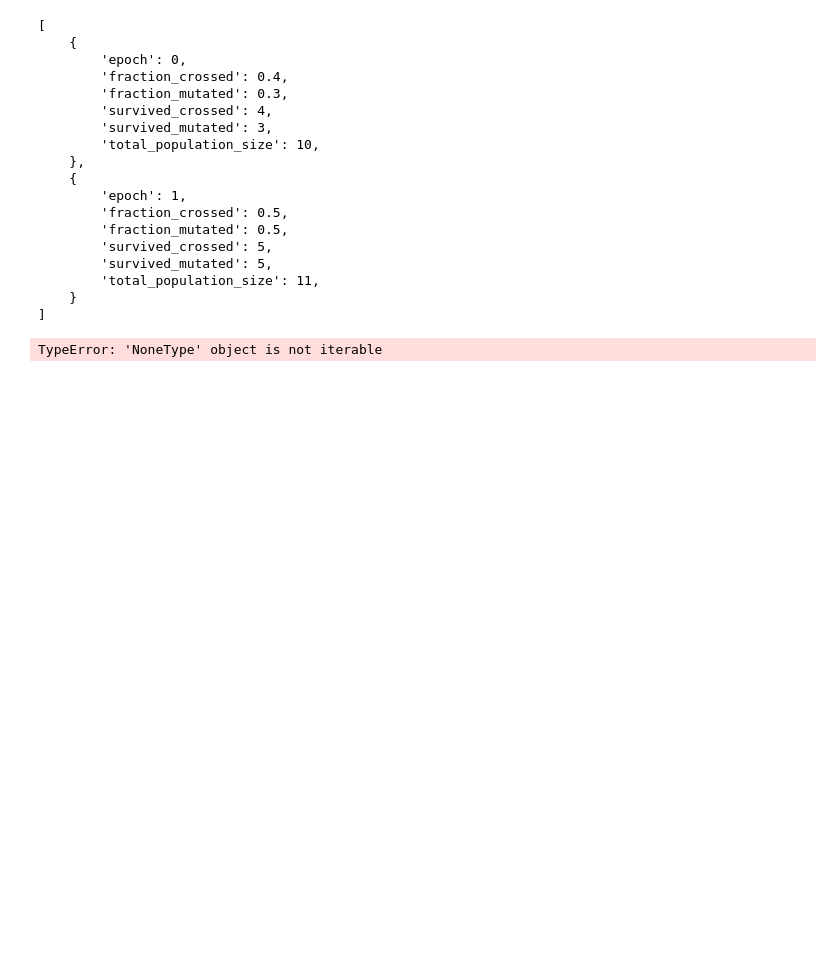
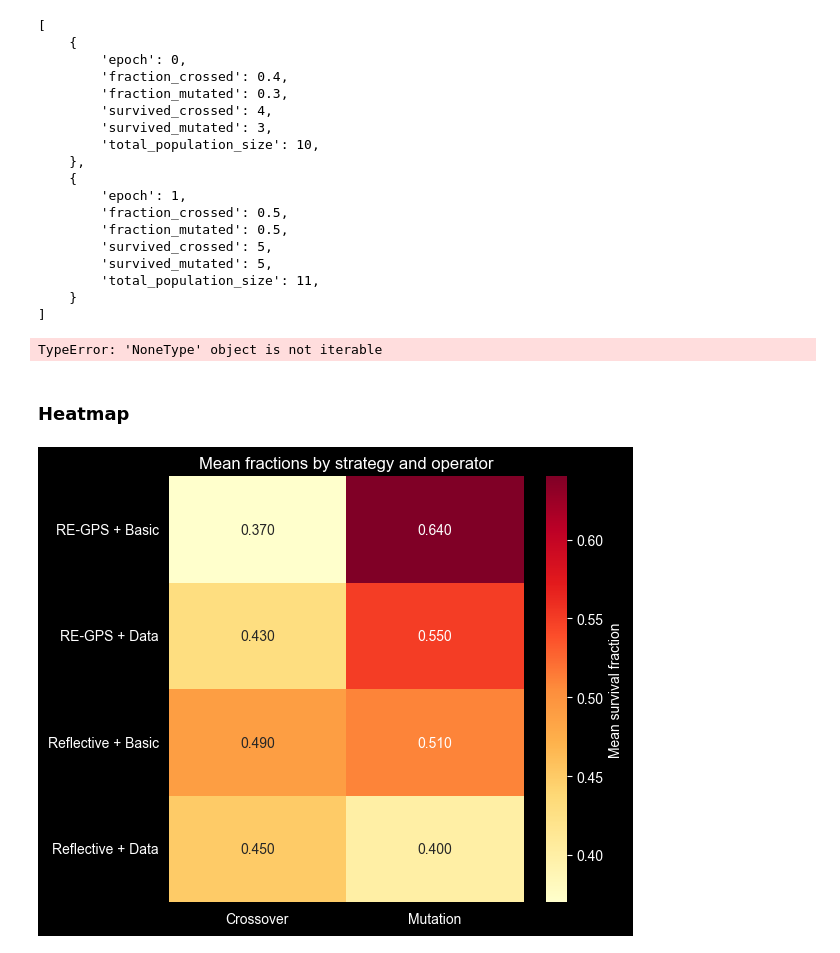
Before and after one commit to CTLab-ITMO/CoolPrompt, a Jupyter notebook: notebooks/examples/cost_track.ipynb, the cells around one changed output. Saved outputs shown, nothing was run; the diff lists cells and outputs as text; code cells hidden in the pictures; blank space fills up the shorter version.

```diff
--- a/notebooks/examples/cost_track.ipynb
+++ b/notebooks/examples/cost_track.ipynb
@@ -324,0 +599,31 @@ TypeError: 'NoneType' object is not iterable
+# %%
+strategies = ['re-gps_basic', 're-gps_data', 'reflective_basic', 'reflective_data']
+strategy_labels = ['RE-GPS + Basic', 'RE-GPS + Data', 'Reflective + Basic', 'Reflective + Data']
+
+mean_crossed = []
+mean_mutated = []
+
+for key in strategies:
+    data = data_dict[key]
+    crossed_vals = [entry['fraction_crossed'] for entry in data]
+    mutated_vals = [entry['fraction_mutated'] for entry in data]
+    mean_crossed.append(np.mean(crossed_vals))
+    mean_mutated.append(np.mean(mutated_vals))
+
+heatmap_data = np.array([mean_crossed, mean_mutated]).T
+# %% [markdown]
+### Heatmap
+# %%
+plt.figure(figsize=(6, 5))
+sns.heatmap(heatmap_data,
+            annot=True,
+            fmt='.3f',
+            cmap='YlOrRd',
+            xticklabels=['Crossover', 'Mutation'],
+            yticklabels=strategy_labels,
+            cbar_kws={'label': 'Mean survival fraction'})
+plt.title('Mean fractions by strategy and operator')
+plt.tight_layout()
+plt.show()
+# %% [output]
+[figure, added]
```
Also changed, not shown: parts of 9 cells of this notebook, 2 other files.
